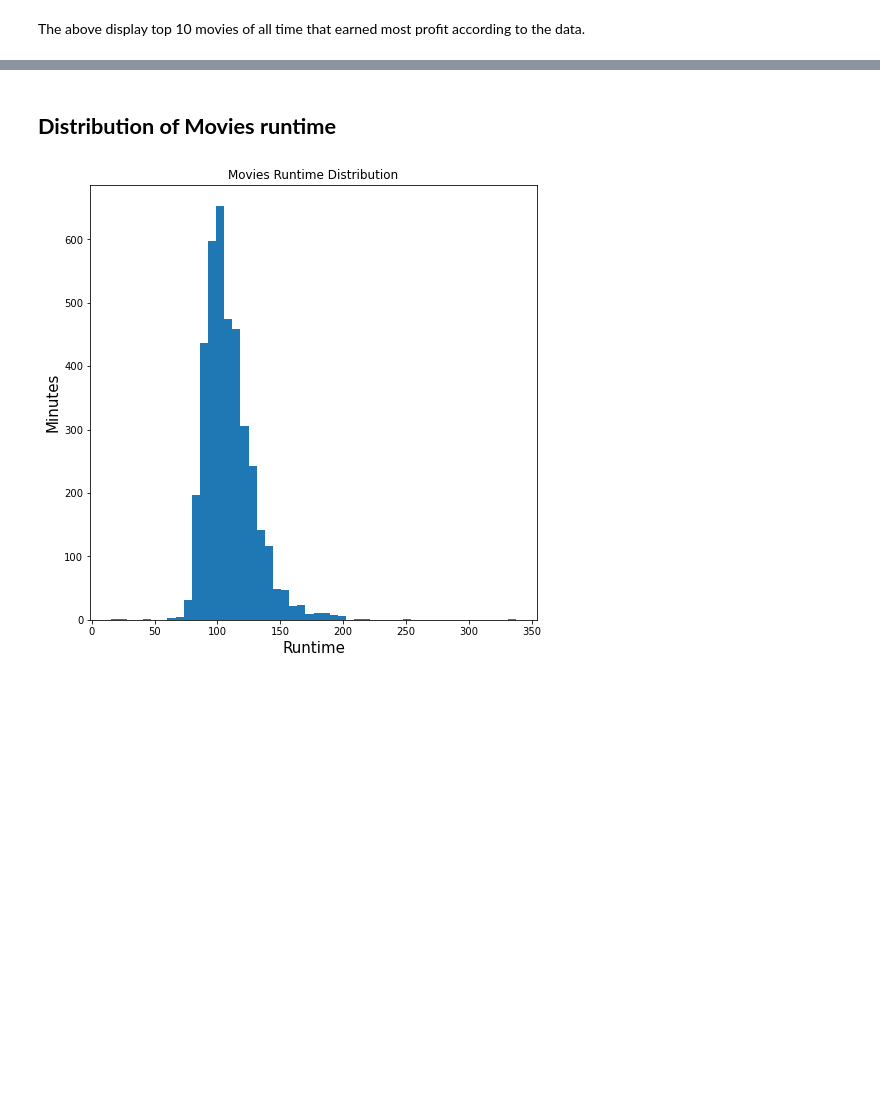
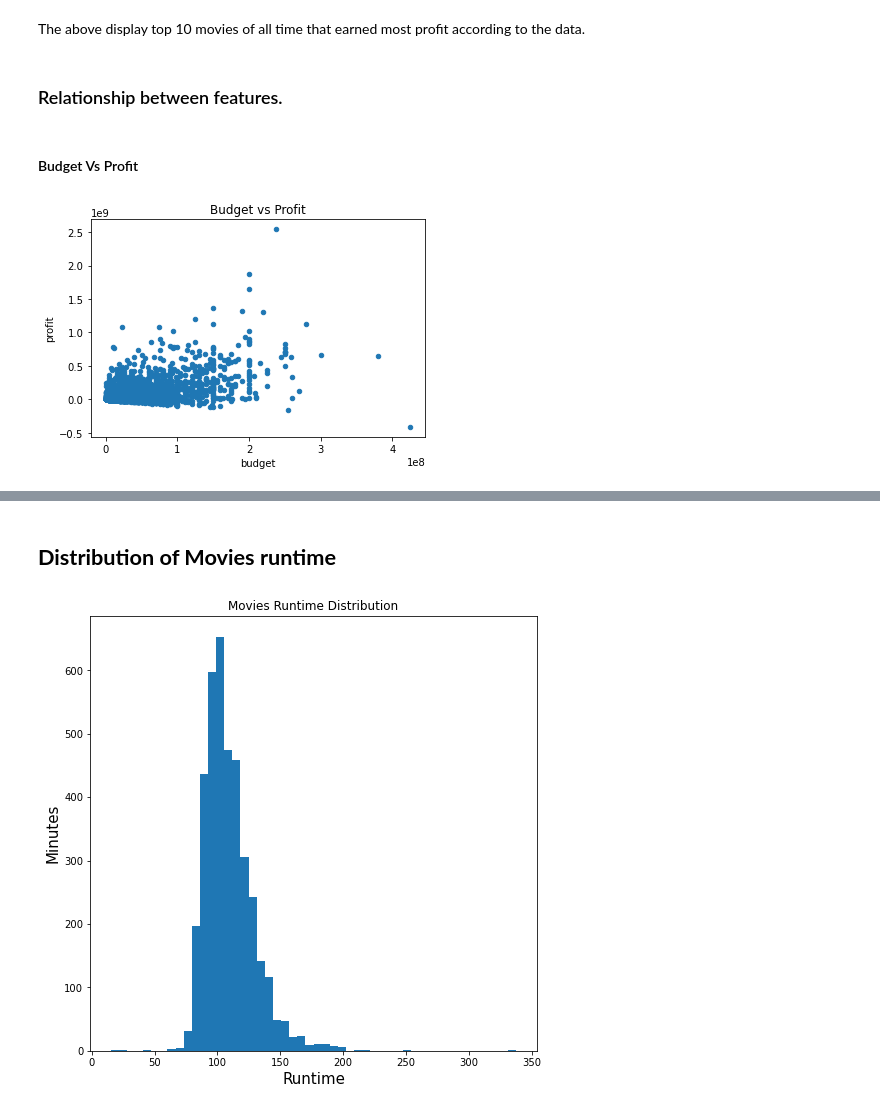
Before and after one commit to Dexsholex/Investigate-Movie-Dataset, a Jupyter notebook: Investigate-Movie-Dataset.ipynb, the cells around one changed output, grey strips where cells are left out. Saved outputs shown, nothing was run; the diff lists cells and outputs as text; code cells hidden in the pictures; blank space fills up the shorter version.

```diff
--- a/Investigate-Movie-Dataset.ipynb
+++ b/Investigate-Movie-Dataset.ipynb
@@ -381,3 +398,16 @@ df.sort_values(['profit'], ascending=False).head(15)
 | 4365 | 5.603587 | 200000000.0 | 1.108561e+09 | Skyfall | Daniel Craig|Judi Dench|Javier Ba... | Sam Mendes | 143 | Action|Adventure|Thriller | ... |
 # %% [markdown]
 The above display top 10 movies of all time that earned most profit according to the data.
+# %% [markdown]
+### Relationship between features.
+# %% [markdown]
+#### Budget Vs Profit
+# %%
+# create a scatter plot of budget vs profit
+budget = 'budget'
+profit = 'profit'
+
+df.plot.scatter(budget, profit)
+plt.title('Budget vs Profit');
+# %% [output]
+[figure, added]
```
Also changed, not shown: parts of 9 cells of this notebook, 1 other file.
